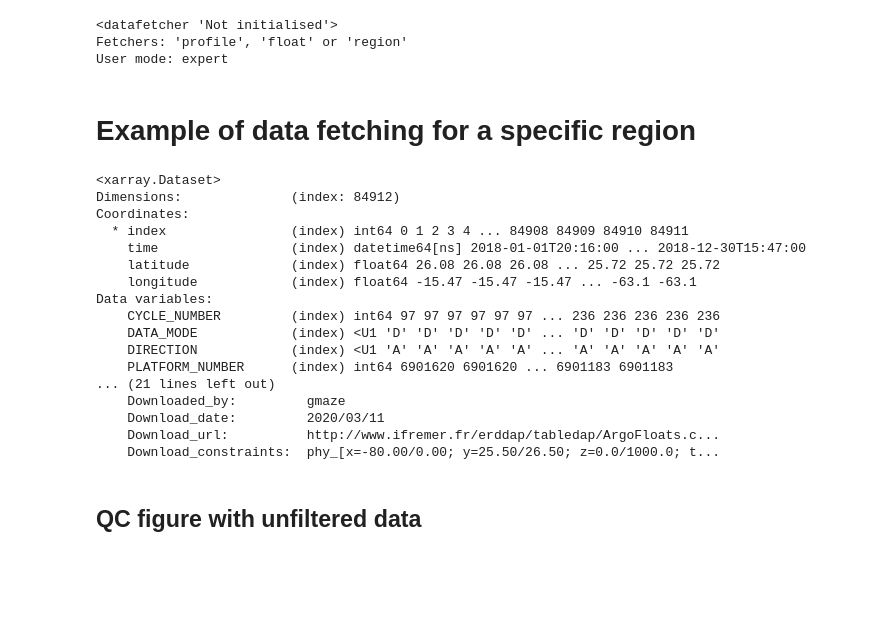
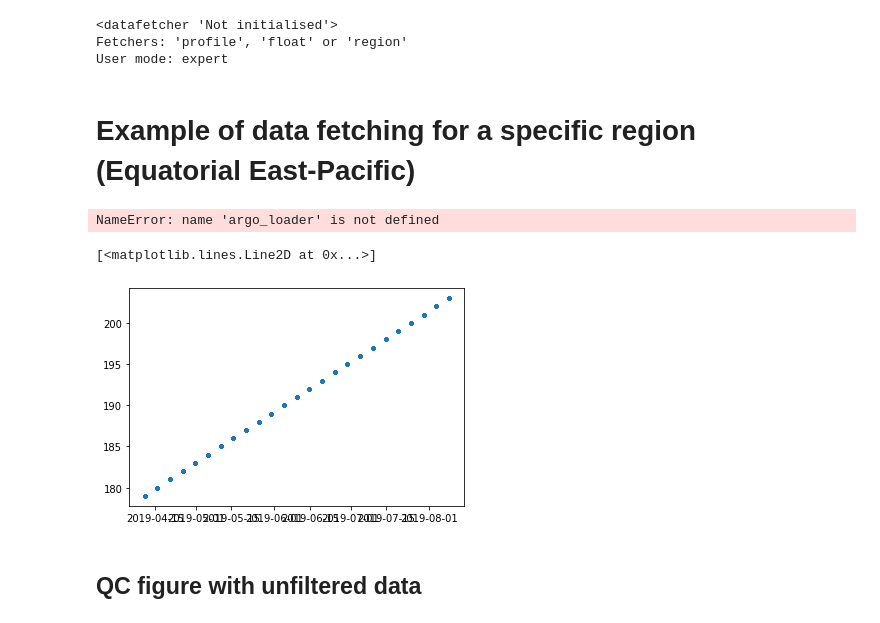
Before and after one commit to euroargodev/erddap_usecases, a Jupyter notebook: examples/Example-Expert-02.ipynb, the cells around one changed output. Saved outputs shown, nothing was run; the diff lists cells and outputs as text; code cells hidden in the pictures; blank space fills up the shorter version.

```diff
--- a/examples/Example-Advanced-01.ipynb
+++ b/examples/Example-Expert-02.ipynb
@@ -73,29 +73,19 @@ argo_loader
 Fetchers: 'profile', 'float' or 'region'
 User mode: expert
 # %% [markdown]
-# Example of data fetching for a specific region
+# Example of data fetching for a specific region (Equatorial East-Pacific)
 # %%
-box = [-80., 0., 26-0.5, 26+.5, 0, 1000, '2018-01-01','2018-12-31']
+# box = [-120., -85., -10, 10, 0, 1000, '2018-01-01','2018-12-31']
+box = [-120., -85., -10, 10, 0, 1000, '2019-01-01','2019-12-31']
 argo = argo_loader.region(box).to_xarray()
 argo
 # %% [output]
-<xarray.Dataset>
-Dimensions:              (index: 84912)
-Coordinates:
-  * index                (index) int64 0 1 2 3 4 ... 84908 84909 84910 84911
-    time                 (index) datetime64[ns] 2018-01-01T20:16:00 ... 2018-12-30T15:47:00
-    latitude             (index) float64 26.08 26.08 26.08 ... 25.72 25.72 25.72
-    longitude            (index) float64 -15.47 -15.47 -15.47 ... -63.1 -63.1
-Data variables:
-    CYCLE_NUMBER         (index) int64 97 97 97 97 97 97 ... 236 236 236 236 236
-    DATA_MODE            (index) <U1 'D' 'D' 'D' 'D' 'D' ... 'D' 'D' 'D' 'D' 'D'
-    DIRECTION            (index) <U1 'A' 'A' 'A' 'A' 'A' ... 'A' 'A' 'A' 'A' 'A'
-    PLATFORM_NUMBER      (index) int64 6901620 6901620 ... 6901183 6901183
-... (21 lines left out)
-    Downloaded_by:         gmaze
-    Download_date:         2020/03/11
-    Download_url:          http://www.ifremer.fr/erddap/tabledap/ArgoFloats.c...
-    Download_constraints:  phy_[x=-80.00/0.00; y=25.50/26.50; z=0.0/1000.0; t...
+NameError: name 'argo_loader' is not defined
+# %%
+plt.plot(argo['time'], argo['CYCLE_NUMBER'], '.')
+# %% [output]
+[<matplotlib.lines.Line2D at 0x...>]
+[figure, added]
 # %% [markdown]
 ## QC figure with unfiltered data
 # %%
```
Also changed, not shown: parts of 13 cells of this notebook, 7 other files.
